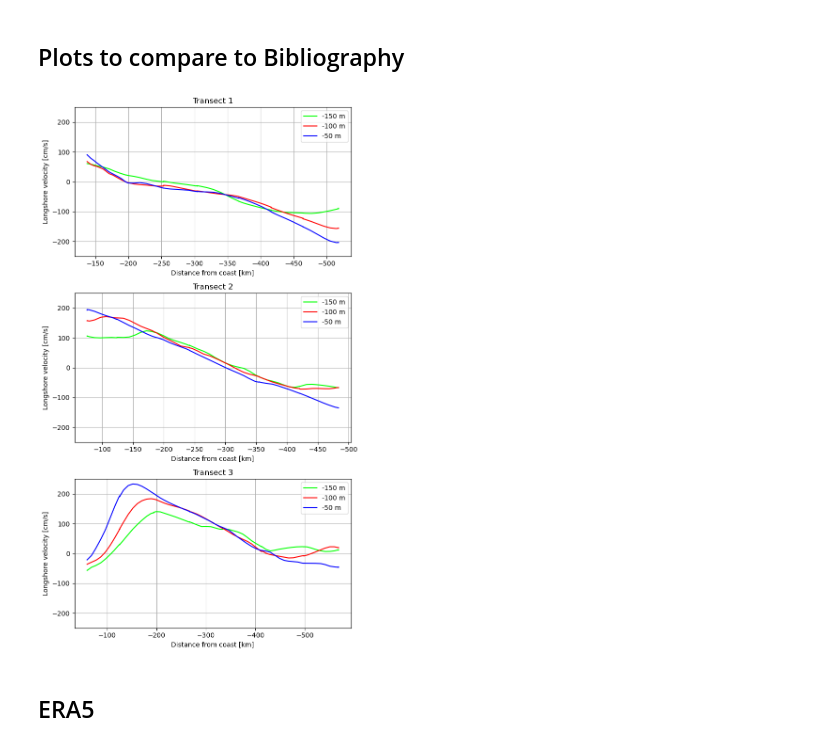
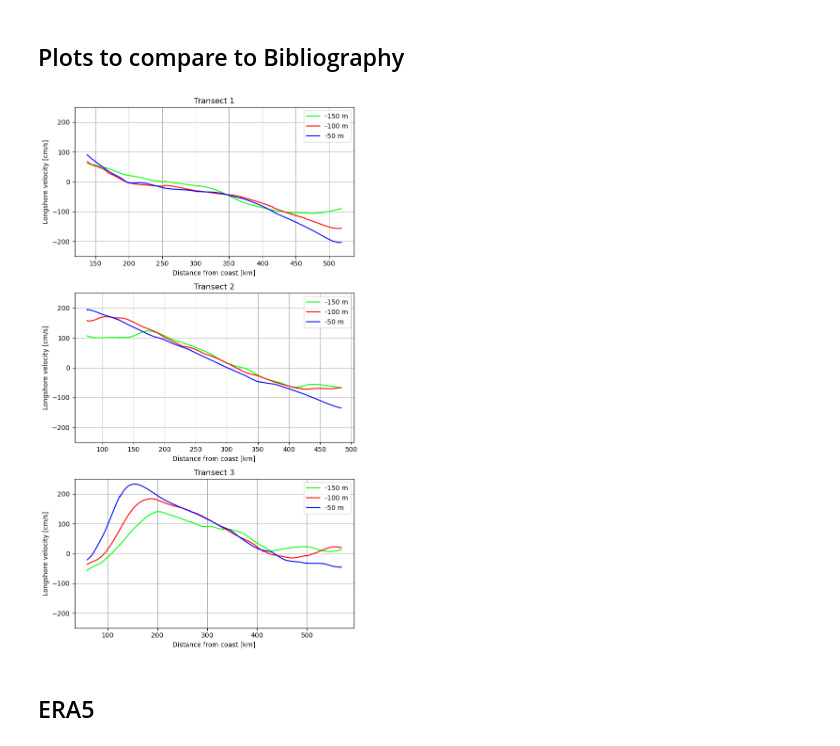
Before and after one commit to ret1-c/Virtualship_Project_UU, a Jupyter notebook: ADCP/VS_adcp.ipynb, the cells around one changed output. Drawn from its saved outputs; the diff is of its cells as text; code cells hidden in the pictures.

```diff
--- a/ADCP/VS_adcp.ipynb
+++ b/ADCP/VS_adcp.ipynb
@@ -408,0 +494,17 @@ V_plot(trs3,'Transect 3')
+# %%
+Flux= np.trapezoid(trs3.Ulong, trs3.s*1000, axis=1)
+T = np.trapezoid(Flux, trs3.z)
+T = (T/1e+6).item()
+# %%
+def Vol_T(data):
+    Flux= np.trapezoid(data.Ulong, data.s*1000, axis=1)
+    T = np.trapezoid(Flux, data.z)
+    T = (T/1e+6).item()
+    return T
+# %%
+trs1["Vol_Transport_longshore"]  = Vol_T(data = trs1)
+trs1.assign_attrs({"long_name": "longshore volume Transport", "units": "Sv"})
+trs2["Vol_Transport_longshore"]  = Vol_T(data = trs2)
+trs2.assign_attrs({"long_name": "longshore volume Transport", "units": "Sv"})
+trs3["Vol_Transport_longshore"]  = Vol_T(data = trs3)
+trs3.assign_attrs({"long_name": "longshore volume Transport", "units": "Sv"})
@@ -490,7 +572,7 @@ def Volume_transport2(data):
 # %%
-trs1["Vol_Transport_longshore"]  = Volume_transport(data = trs1).assign_attrs({"long_name": "longshore volume Transport", "units": "Sv"})
-trs2["Vol_Transport_longshore"]  = Volume_transport(data = trs2).assign_attrs({"long_name": "longshore volume Transport", "units": "Sv"})
-trs3["Vol_Transport_longshore"]  = Volume_transport(data = trs3).assign_attrs({"long_name": "longshore volume Transport", "units": "Sv"})
+#trs1["Vol_Transport_longshore"]  = Volume_transport(data = trs1).assign_attrs({"long_name": "longshore volume Transport", "units": "Sv"})
+#trs2["Vol_Transport_longshore"]  = Volume_transport(data = trs2).assign_attrs({"long_name": "longshore volume Transport", "units": "Sv"})
+#trs3["Vol_Transport_longshore"]  = Volume_transport(data = trs3).assign_attrs({"long_name": "longshore volume Transport", "units": "Sv"})
 # %%
 print('\n Volume Transport at first transect =',trs1["Vol_Transport_longshore"].values ,'Sv \n',
       'Volume Transport at second transect =',trs2["Vol_Transport_longshore"].values,'Sv \n',
@@ -504,27 +586,27 @@ print('\n Volume Transport at first transect =',trs1["Vol_Transport_longshore"].
 # %%
 #plot
 trs1.s
 fig, ax = plt.subplots(ncols=1, nrows=3,figsize=(7,12))
 transects= [trs1, trs2, trs3]
 titles = ['Transect 1', 'Transect 2', 'Transect 3']
 for i in range(3):
     trs = transects[i]
     title = titles[i]
     ax[i].set_title(f'{title}')
     ax[i].set_ylabel('Longshore velocity [cm/s]')
     ax[i].set_xlabel('Distance from coast [km]')
-    ax[i].plot(trs.s/1000, trs.Ulong.isel(trajectory = 0)*100, color = 'lime', label = '-150 m')
-    ax[i].plot(trs.s/1000, trs.Ulong.isel(trajectory = 12)*100, color = 'red', label = '-100 m')
-    ax[i].plot(trs.s/1000, trs.Ulong.isel(trajectory = 25)*100, color = 'blue', label = '-50 m')
+    ax[i].plot(trs.s, trs.Ulong.isel(trajectory = 0)*100, color = 'lime', label = '-150 m')
+    ax[i].plot(trs.s, trs.Ulong.isel(trajectory = 12)*100, color = 'red', label = '-100 m')
+    ax[i].plot(trs.s, trs.Ulong.isel(trajectory = 25)*100, color = 'blue', label = '-50 m')
     #ax[i].set_xlim([-140,-550])
     # Flip the x-axis
-    ax[i].invert_xaxis()
+    #ax[i].invert_xaxis()
     ax[i].set_ylim([-250, 250])
     ax[i].legend()
     ax[i].grid()
 plt.tight_layout()
 # %% [output]
-[figure, old version]
+[figure, new version]
 # %% [markdown]
 ## ERA5
 # %%
```
Also changed, not shown: parts of 40 cells of this notebook.
